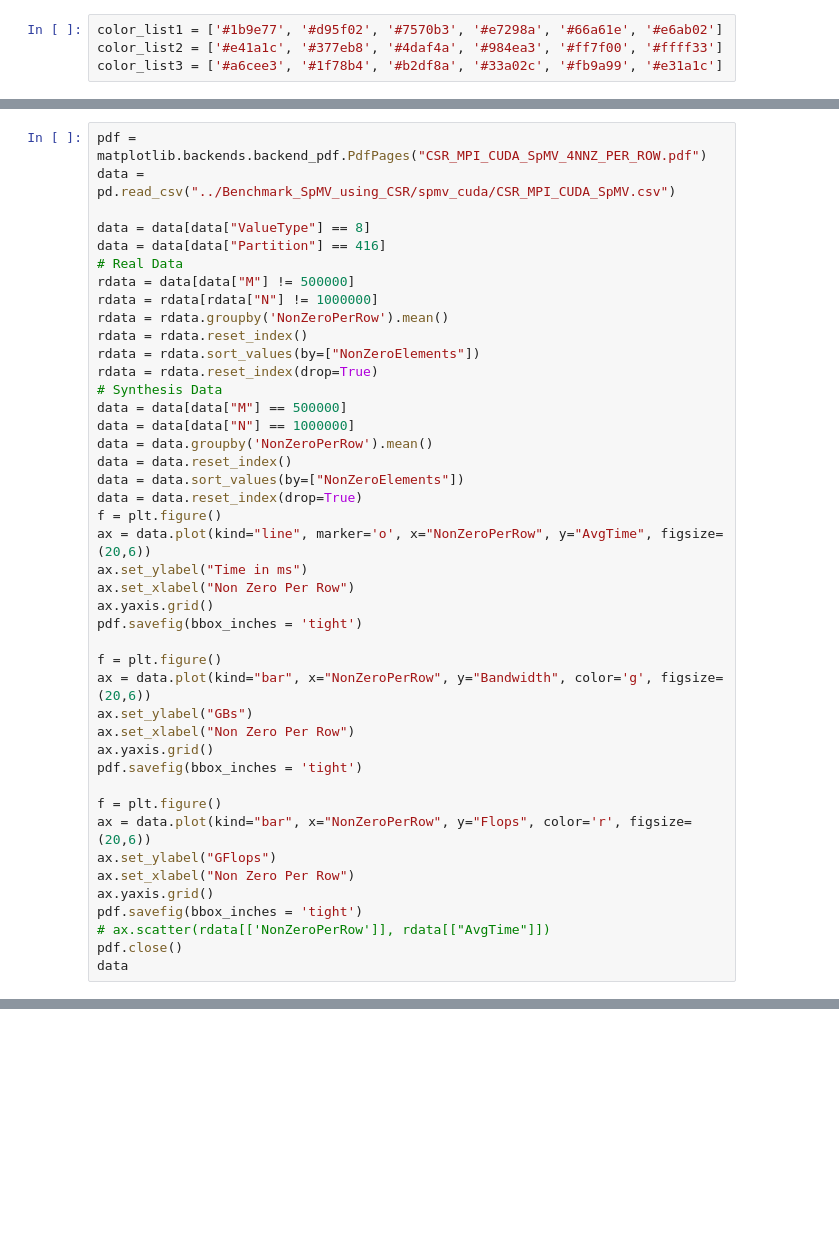
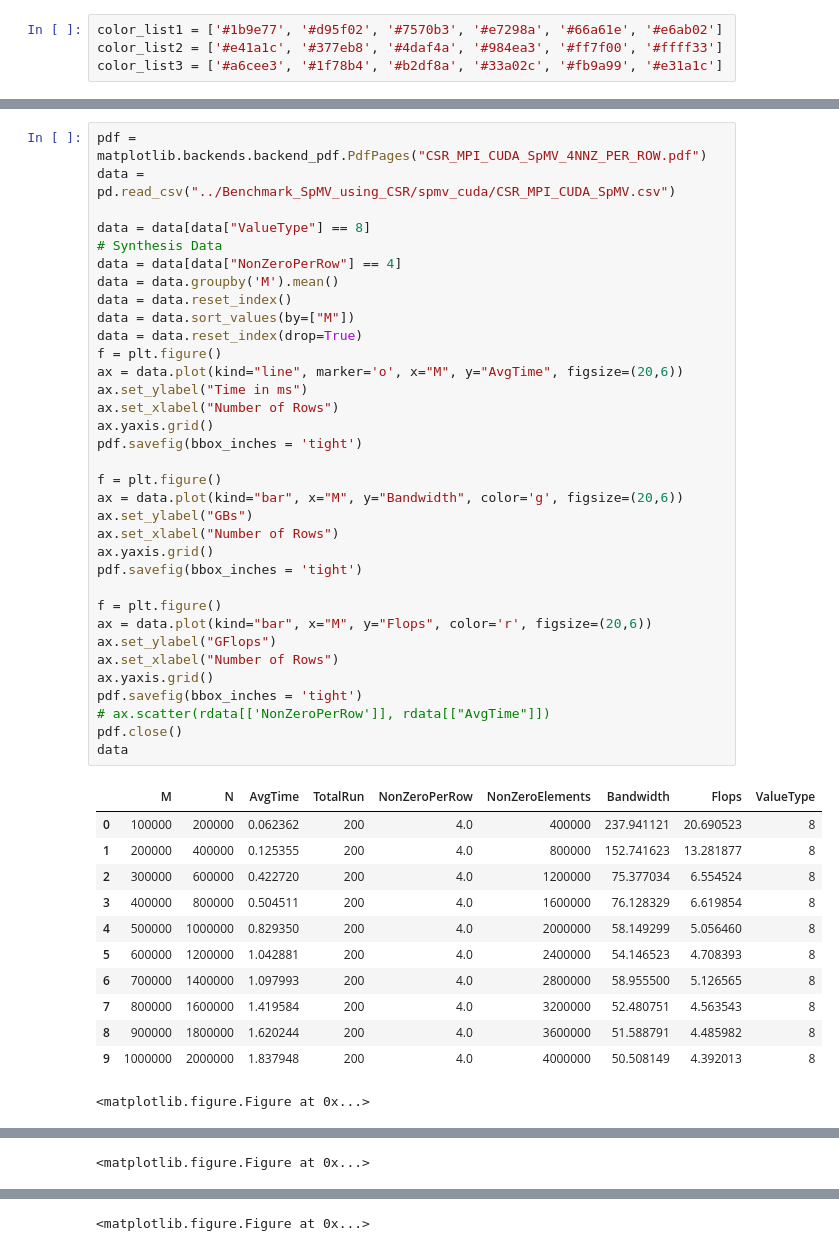
Before and after one commit to marufdsi/Benchmark_SpMV_using_CSR5, a Jupyter notebook: CSR5_SpMV_GPU_Plots.ipynb, the cells around one changed output, grey strips where cells are left out. Saved outputs shown, nothing was run; the diff lists cells and outputs as text; blank space fills up the shorter version.

Commit message:
Plots are added

```diff
--- a/CSR5_SpMV_GPU_Plots.ipynb
+++ b/CSR5_SpMV_GPU_Plots.ipynb
@@ -196,43 +217,47 @@ data
 # %%
 pdf = matplotlib.backends.backend_pdf.PdfPages("CSR_MPI_CUDA_SpMV_4NNZ_PER_ROW.pdf")
 data = pd.read_csv("../Benchmark_SpMV_using_CSR/spmv_cuda/CSR_MPI_CUDA_SpMV.csv")
 
 data = data[data["ValueType"] == 8]
-data = data[data["Partition"] == 416]
-# Real Data
-rdata = data[data["M"] != 500000]
-rdata = rdata[rdata["N"] != 1000000]
-rdata = rdata.groupby('NonZeroPerRow').mean()
-rdata = rdata.reset_index()
-rdata = rdata.sort_values(by=["NonZeroElements"])
-rdata = rdata.reset_index(drop=True)
 # Synthesis Data
-data = data[data["M"] == 500000]
-data = data[data["N"] == 1000000]
-data = data.groupby('NonZeroPerRow').mean()
+data = data[data["NonZeroPerRow"] == 4]
+data = data.groupby('M').mean()
 data = data.reset_index()
-data = data.sort_values(by=["NonZeroElements"])
+data = data.sort_values(by=["M"])
 data = data.reset_index(drop=True)
 f = plt.figure()
-ax = data.plot(kind="line", marker='o', x="NonZeroPerRow", y="AvgTime", figsize=(20,6))
+ax = data.plot(kind="line", marker='o', x="M", y="AvgTime", figsize=(20,6))
 ax.set_ylabel("Time in ms")
-ax.set_xlabel("Non Zero Per Row")
+ax.set_xlabel("Number of Rows")
 ax.yaxis.grid()
 pdf.savefig(bbox_inches = 'tight')
 
 f = plt.figure()
-ax = data.plot(kind="bar", x="NonZeroPerRow", y="Bandwidth", color='g', figsize=(20,6))
+ax = data.plot(kind="bar", x="M", y="Bandwidth", color='g', figsize=(20,6))
 ax.set_ylabel("GBs")
-ax.set_xlabel("Non Zero Per Row")
+ax.set_xlabel("Number of Rows")
 ax.yaxis.grid()
 pdf.savefig(bbox_inches = 'tight')
 
 f = plt.figure()
-ax = data.plot(kind="bar", x="NonZeroPerRow", y="Flops", color='r', figsize=(20,6))
+ax = data.plot(kind="bar", x="M", y="Flops", color='r', figsize=(20,6))
 ax.set_ylabel("GFlops")
-ax.set_xlabel("Non Zero Per Row")
+ax.set_xlabel("Number of Rows")
 ax.yaxis.grid()
 pdf.savefig(bbox_inches = 'tight')
 # ax.scatter(rdata[['NonZeroPerRow']], rdata[["AvgTime"]])
 pdf.close()
 data
+# %% [output]
+|  | M | N | AvgTime | TotalRun | NonZeroPerRow | NonZeroElements | Bandwidth | Flops | ValueType |
+| 0 | 100000 | 200000 | 0.062362 | 200 | 4.0 | 400000 | 237.941121 | 20.690523 | 8 |
+| 1 | 200000 | 400000 | 0.125355 | 200 | 4.0 | 800000 | 152.741623 | 13.281877 | 8 |
+| 2 | 300000 | 600000 | 0.422720 | 200 | 4.0 | 1200000 | 75.377034 | 6.554524 | 8 |
+| 3 | 400000 | 800000 | 0.504511 | 200 | 4.0 | 1600000 | 76.128329 | 6.619854 | 8 |
+| 4 | 500000 | 1000000 | 0.829350 | 200 | 4.0 | 2000000 | 58.149299 | 5.056460 | 8 |
+| 5 | 600000 | 1200000 | 1.042881 | 200 | 4.0 | 2400000 | 54.146523 | 4.708393 | 8 |
+| 6 | 700000 | 1400000 | 1.097993 | 200 | 4.0 | 2800000 | 58.955500 | 5.126565 | 8 |
+| 7 | 800000 | 1600000 | 1.419584 | 200 | 4.0 | 3200000 | 52.480751 | 4.563543 | 8 |
+| 8 | 900000 | 1800000 | 1.620244 | 200 | 4.0 | 3600000 | 51.588791 | 4.485982 | 8 |
+| 9 | 1000000 | 2000000 | 1.837948 | 200 | 4.0 | 4000000 | 50.508149 | 4.392013 | 8 |
+<matplotlib.figure.Figure at 0x...>
@@ -238,0 +265 @@ data
+<matplotlib.figure.Figure at 0x...>
@@ -238,0 +267 @@ data
+<matplotlib.figure.Figure at 0x...>
```
Also changed, not shown: parts of 8 cells of this notebook, 2 other files.
